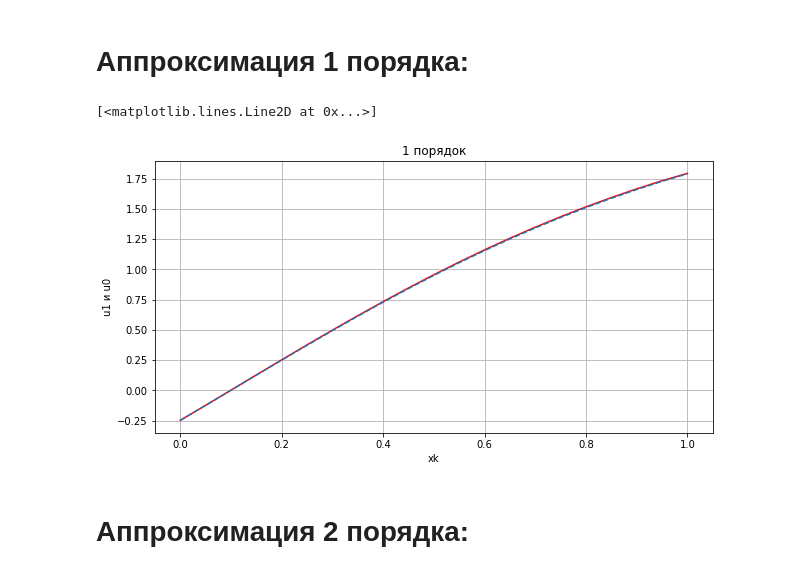
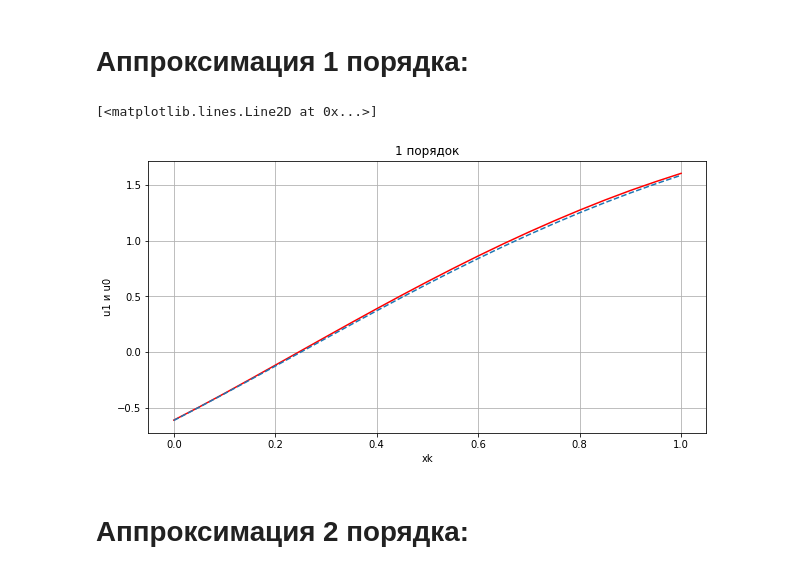
Before and after one commit to mainarel/Numerical_Methods_6, a Jupyter notebook: 1_Wave_equation.ipynb, the cells around one changed output. Drawn from its saved outputs; the diff is of its cells as text; code cells hidden in the pictures.

```diff
--- a/1_Wave_equation.ipynb
+++ b/1_Wave_equation.ipynb
@@ -50,52 +50,51 @@ def gamma2(t):
 
 xmin =  0
 xmax = 1
-h = 0.05
+h_cur = 0.05
 
 tmin = 0
-tmax = 2
-tau = 0.05
+tmax = 1
+tau_cur = 0.05
 
-xk = np.arange(xmin, xmax + h, h)
-tn = np.arange(tmin, tmax + tau, tau)
-u1 = np.zeros((len(tn),len(xk)))
-u2 = np.zeros((len(tn),len(xk)))
+xk_cur = np.arange(xmin, xmax + h_cur, h_cur)
+tn_cur = np.arange(tmin, tmax + tau_cur, tau_cur)
+u1 = np.zeros((len(tn_cur),len(xk_cur)))
+u2 = np.zeros((len(tn_cur),len(xk_cur)))
 
-K = kurant(koef_a(T_0,ro), tau = 0.05, h = 0.05)
+K = kurant(koef_a(T_0,ro), tau_cur, h_cur)
 # %% [markdown]
 # Аппроксимация 1 порядка:
 # %%
-def ap1(h, tau):
+def ap1(h, tau, xk, tn):
   #аппроксимация начальных условий
   for k in range (0, len(xk)):
     u1[0][k] = phi1(xk[k])
     u1[1][k] = u1[0][k] + tau * phi2(xk[k])
 
+
   #аппроксимация граничных условий
   for n in range (1, len(tn) - 1):
-    u1[n+1][0] = ( u1[n+1][1] - h * gamma1(tn[n+1]) / b0 ) / (1 - h*a0/b0)
-    u1[n+1][len(xk)-1] = ( u1[n+1][len(xk) - 1 - 1] + h * gamma2(tn[n+1]) / b1 ) / (1 + h * a1 / b1)
+    for k in range (1, len(xk)-1):
+      u1[n+1][0] = ( u1[n+1][1] - h * gamma1(tn[n+1]) / b0 ) / (1 - h*a0/b0)
+      u1[n+1][len(xk)-1] = ( u1[n+1][len(xk) - 1 - 1] + h * gamma2(tn[n+1]) / b1 ) / (1 + h * a1 / b1)
 
-
-  for n in range (1, len(tn) - 1):
-    for k in range (1, len(xk)-1):
       u1[n+1][k] = K * (u1[n][k+1] - 2 * u1[n][k] + u1[n][k-1]) + 2 * u1[n][k] - u1[n-1][k] + f(xk[k], tn[n]) * (tau**2)
 
   return u1
 
-yreal1 = [u0(x, tn[2]) for x in xk ]
-ypol1 = [ap1(h,tau)[2][k] for k in range (0,len(xk))]
+yreal1 = [u0(x, tn_cur[5]) for x in xk_cur ]
+ypol1 = [ap1(h_cur,tau_cur, xk_cur, tn_cur)[5][k] for k in range (0,len(xk_cur))]
 
 plt.figure(figsize=(10,5))
 plt.title("1 порядок")
 plt.xlabel("xk")
 plt.ylabel("u1 и u0")
 plt.grid()
-plt.plot(xk, ypol1, color='red')
-plt.plot(xk, yreal1 , linestyle="--")
+plt.plot(xk_cur, ypol1, color='red')
+plt.plot(xk_cur, yreal1 , linestyle="--")
 # %% [output]
 [<matplotlib.lines.Line2D at 0x...>]
-[figure, old version]
+[figure, new version]
 # %% [markdown]
 # Аппроксимация 2 порядка:
 # %%
```
Also changed, not shown: parts of 3 cells of this notebook.
